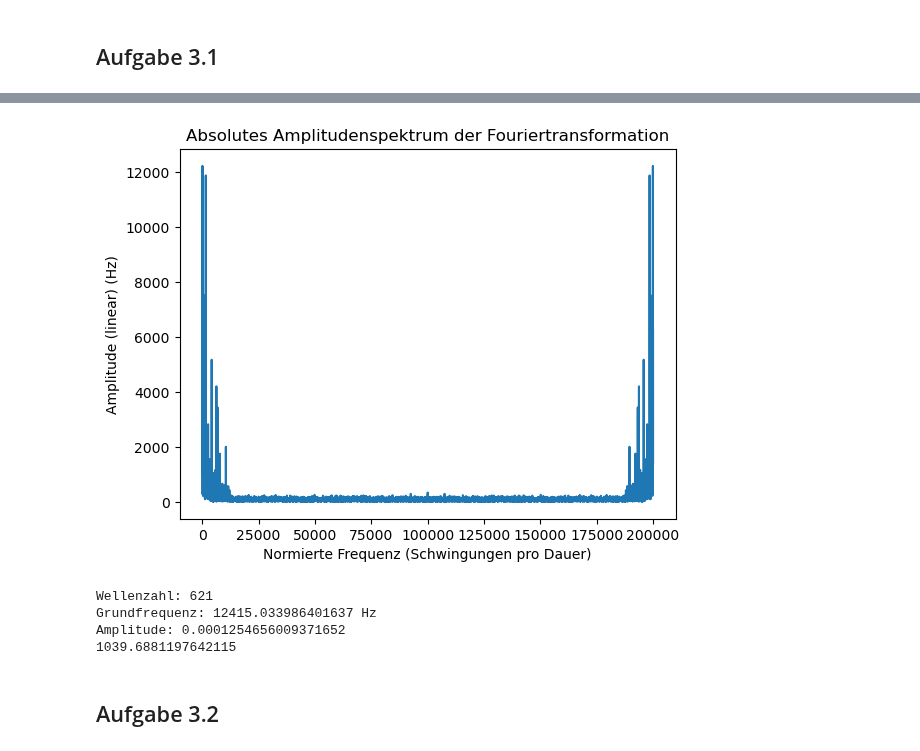
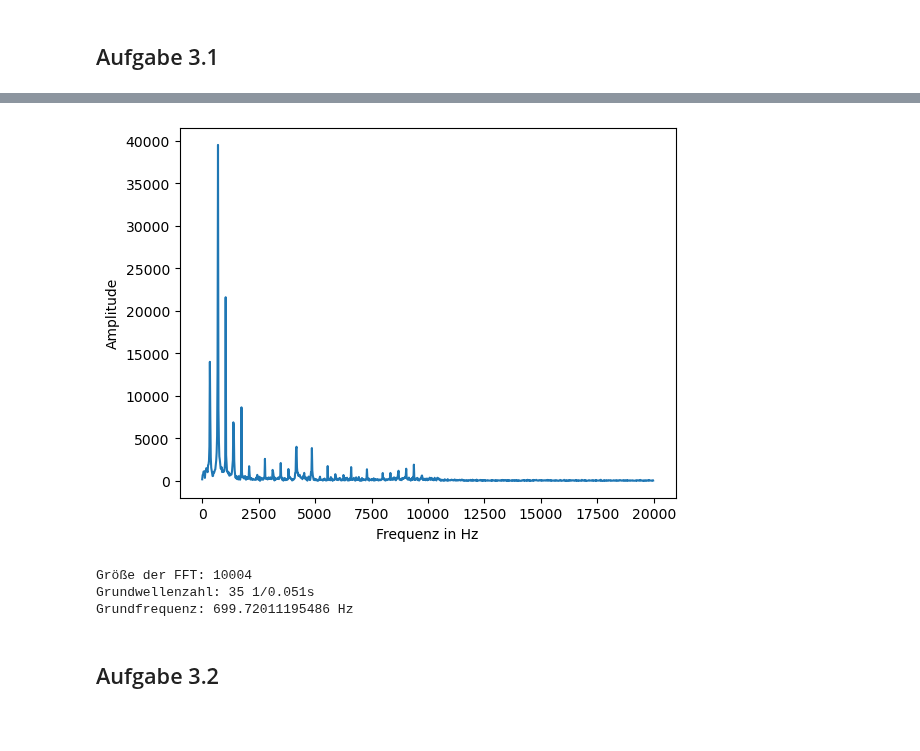
Before and after one commit to Guakocius/htwg, a Jupyter notebook: sem3/tgki/versuch3/main.ipynb, the cells around one changed output, grey strips where cells are left out. Cells and saved outputs as stored; diff of their text form; code cells hidden in the pictures; blank space fills up the shorter version.

```diff
--- a/sem3/tgki/versuch3/main.ipynb
+++ b/sem3/tgki/versuch3/main.ipynb
@@ -17,21 +17,22 @@ plt.ylabel("Voltage (mV)")
 plt.title("Voltage over Time")
 plt.tight_layout()
 plt.show()
-v = df["Kanal A"]
+v = df["Kanal A"].values
+zc = np.where((v[:-1] < 0) & (v[1:] >= 0))[0]
 N = len(v)
 
 def dt(x): return df["Zeit"][x] - df["Zeit"][0]
 def dts(x): return dt(x) / 1000 # Convert to time
 
-print(f"M: {v.size}") # Anzahl Abtastpunkte
+print(f"M (Anzahl Abtastpunkte): {v.size}") # Anzahl Abtastpunkte
+print(f"Signaldauer: {(dt(v.size - 1)):.2f}")
+
 fig, axs = plt.subplots(2)
 axs[0].plot(v[0:2000])
-axs[0].set_title(f"Mundharmonika-Ausschnitt von ${dt(2000):.2f}$ ms")
+axs[0].set_title(f"Mundharmonika-Ausschnitt von ${(dt(2000)):.2f}$ ms")
 axs[1].plot(v)
 axs[1].set_title(f"Gesamtes Signal (${dt(v.size - 1):.2f}$ ms)") # Signaldauer
 plt.subplots_adjust(hspace=0.9)
 plt.show()
-
-zc = np.where((signal[:-1] < 0))
 # %% [output]
 [figure]
@@ -41,34 +42,23 @@ NameError: name 'signal' is not defined
 # %%
-fft = np.fft.fft(v)
-fft_abs = np.abs(fft)
-freqs = np.fft.fftfreq(M, dts)
-k = np.arange(M)
-k = k / T
-idx = freqs > 0
-freqs_pos = freqs[idx]
-fft_pos = fft[idx]
-
-A = 2.0 / (M * np.abs(fft_pos))
-
-k0 = np.argmax(A)
-f0 = k0 / (M * dt)
-A0 = A[k0]
-
-plt.plot(k,fft_abs)
-plt.xlabel("Normierte Frequenz (Schwingungen pro Dauer)")
-plt.ylabel("Amplitude (linear) (Hz)")
-plt.title("Absolutes Amplitudenspektrum der Fouriertransformation")
+fft = np.abs(np.fft.fft(v))
+k = np.arange(N)
+k = k / (v.size * dts(1)) # Zeitlicher Abstand zweier Messpunkte in Sekunden
+freqs = np.fft.fftfreq(v.size, 0.000005) # 0.000005 := 50 ms / 1000
+plot_range = np.arange(1000)
+plt.plot(k[plot_range], fft[plot_range])
+plt.xlabel("Frequenz in Hz")
+plt.ylabel("Amplitude")
 plt.show()
-
-print(f"Wellenzahl: {k0}\nGrundfrequenz: {f0} Hz\nAmplitude: {A0}")
-
-print(k[np.argmax(fft[0:5000])])
+print(f"Größe der FFT: {fft.size}")
+gr = np.argmax(fft[0:5000])
+gr_freq = k[gr]
+print(f"Grundwellenzahl: {gr} 1/0.051s")
+print(f"Grundfrequenz: {gr_freq} Hz")
 # %% [output]
-[figure, old version]
+[figure, new version]
-Wellenzahl: 621
-Grundfrequenz: 12415.033986401637 Hz
-Amplitude: 0.0001254656009371652
-1039.6881197642115
+Größe der FFT: 10004
+Grundwellenzahl: 35 1/0.051s
+Grundfrequenz: 699.72011195486 Hz
 # %% [markdown]
 ## Aufgabe 3.2
 # %%
```
Also changed, not shown: parts of 3 cells of this notebook.
